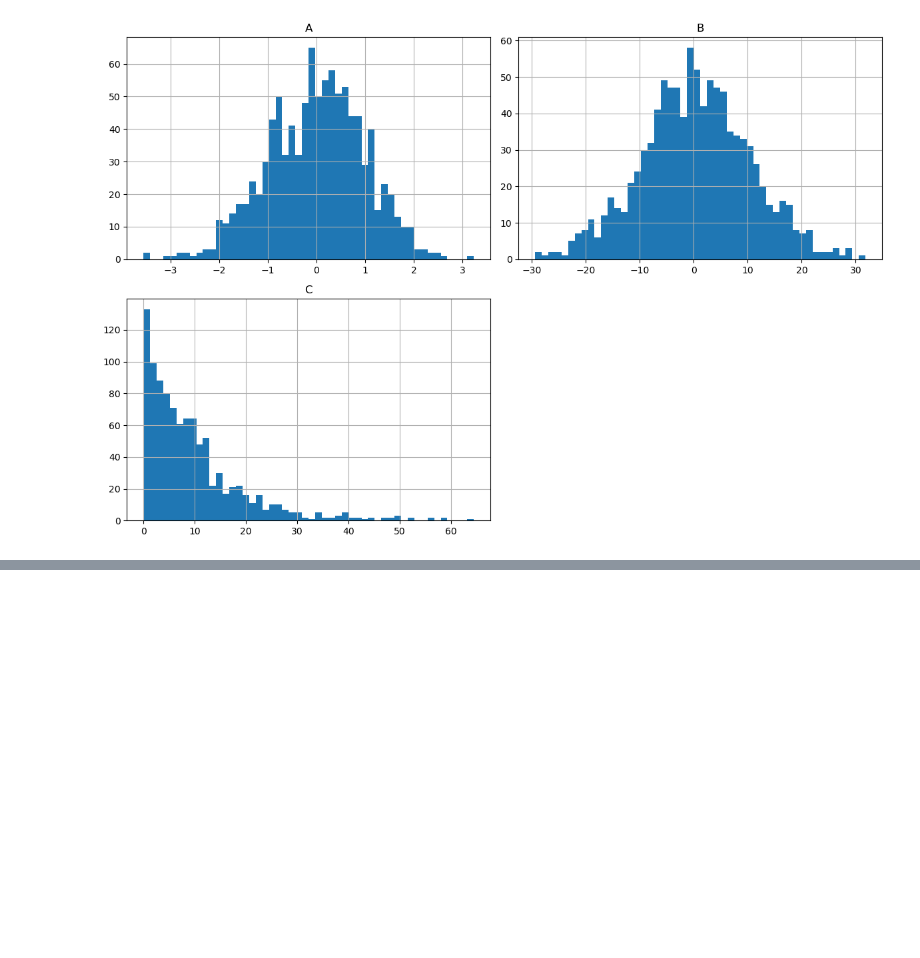
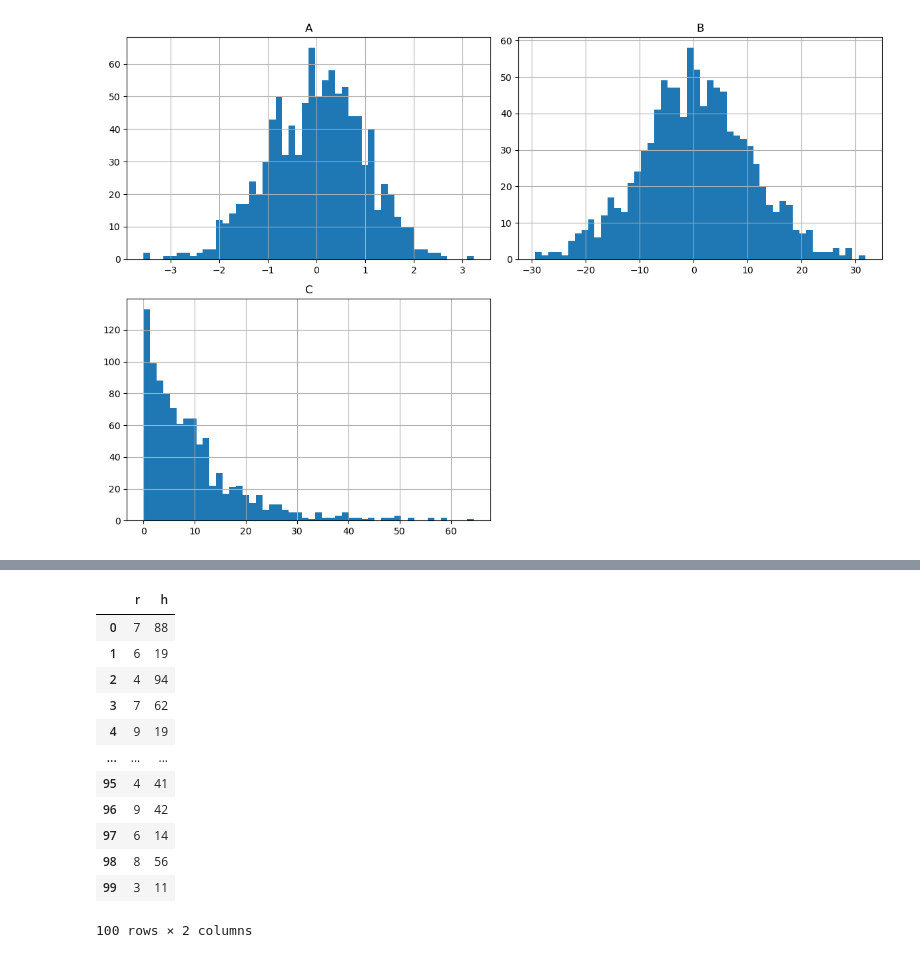
Before and after one commit to omid-sar/Interview-Preparation, a Jupyter notebook: data_manipulation/test.ipynb, the cells around one changed output, grey strips where cells are left out. Cells and saved outputs as stored; diff of their text form; code cells hidden in the pictures; blank space fills up the shorter version.

```diff
--- a/data_manipulation/test.ipynb
+++ b/data_manipulation/test.ipynb
@@ -559,0 +663,21 @@ plt.show()
+# %%
+calculate  = pd.DataFrame({
+    'r': np.random.randint(3, 10, size= 100),
+    'h': np.random.randint(10, 100, size= 100)
+})
+# %%
+calculate
+# %% [output]
+|  | r | h |
+| 0 | 7 | 88 |
+| 1 | 6 | 19 |
+| 2 | 4 | 94 |
+| 3 | 7 | 62 |
+| 4 | 9 | 19 |
+| ... | ... | ... |
+| 95 | 4 | 41 |
+| 96 | 9 | 42 |
+| 97 | 6 | 14 |
+| 98 | 8 | 56 |
+| 99 | 3 | 11 |
+100 rows × 2 columns
```
Also changed, not shown: parts of 13 cells of this notebook.
